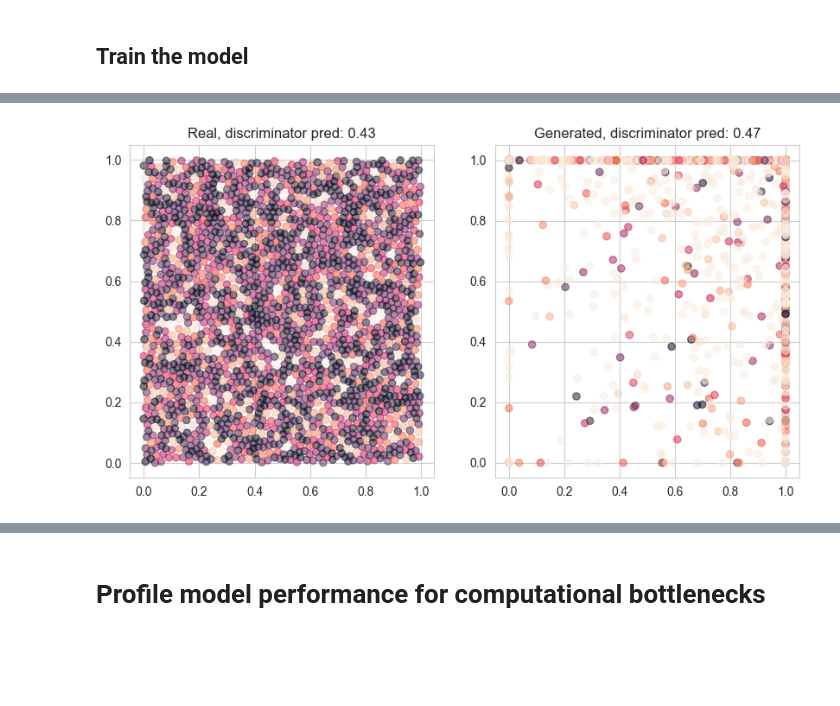
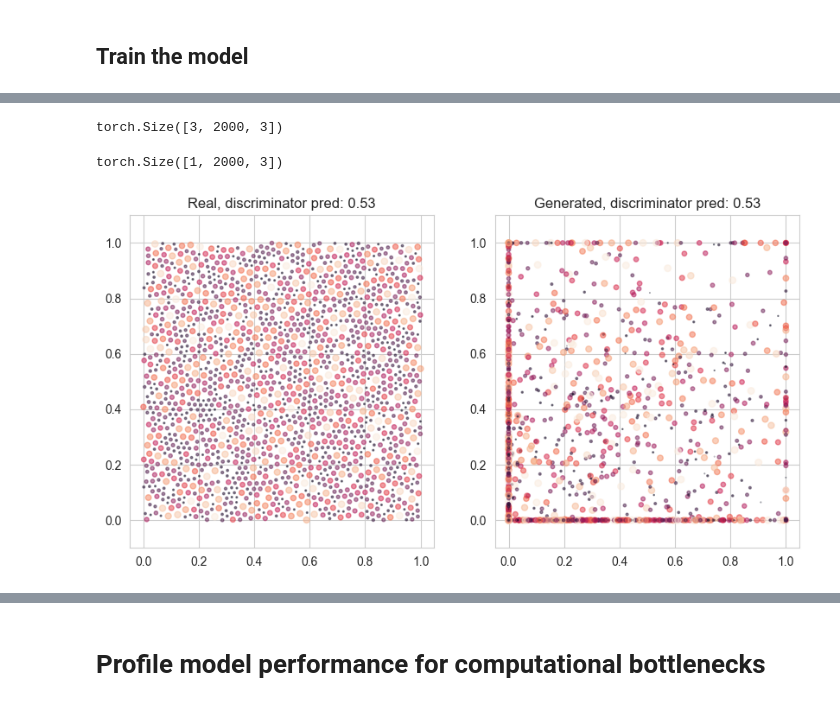
Before and after one commit to Veikko-Saikkonen/hard-spheres, a Jupyter notebook: Notebooks/HardSpheres_v1.ipynb, the cells around one changed output, grey strips where cells are left out. Saved outputs shown, nothing was run; the diff lists cells and outputs as text; code cells hidden in the pictures; blank space fills up the shorter version.

```diff
--- a/Notebooks/HardSpheres_v1.ipynb
+++ b/Notebooks/HardSpheres_v1.ipynb
@@ -390,4 +407,11 @@ run_params = {
 # %%
 test_frac = 0.2
 
+dataset = dataset.to(run_params["training"]["device"])
+
 trainset, testset = torch.utils.data.random_split(dataset, [1-test_frac, test_frac])
+
+sample_x = dataset[0:32][0]#.transpose(-1,-2)
+sample_y = dataset[0:32][1]
+
+len(trainset), len(testset)
@@ -420,3 +427,8 @@ Estimated Total Size (MB): 32.65
 # %%
-gan.train_n_epochs(2,batch_size=128, experiment_name="MLFlow test")
+gan.train_n_epochs(
+    epochs=run_params["training"]["epochs"],
+    batch_size=run_params["training"]["batch_size"],
+    experiment_name="MLFlow test",
+    comment="",
+)
 # %% [output]
@@ -468,0 +438,29 @@ executing.executing.NotOneValueFound: Expected one value, found 0
+# %%
+# Run hyper parameter optimization
+
+# Define the hyperparameter search space
+
+batch_sizes = [16, 32, 64]
+lrs_d = [0.001, 0.0001, 0.00001]
+lrs_g = [0.001, 0.0001, 0.00001]
+
+# Run experiments
+
+this_run_params = deepcopy(run_params)
+
+try:
+    for batch_size in batch_sizes:
+        for lr_d in lrs_d:
+            for lr_g in lrs_g:
+                this_run_params["training"]["batch_size"] = batch_size
+                this_run_params["training"]["optimizer_g"]["lr"] = lr_g
+                this_run_params["training"]["optimizer_d"]["lr"] = lr_d
+                gan = GAN(trainset, testset, **this_run_params)
+                gan.train_n_epochs(
+                    epochs=this_run_params["training"]["epochs"],
+                    batch_size=this_run_params["training"]["batch_size"],
+                    experiment_name="Hparam search",
+                    comment="",
+                )
+except KeyboardInterrupt:
+    print("Interrupted")
@@ -469,6 +509,16 @@ executing.executing.NotOneValueFound: Expected one value, found 0
+# %%
+dataset[0:3][1].shape
+# %% [output]
+torch.Size([3, 2000, 3])
+# %%
+n = 5
+
+gan.generator(dataset[n][0]).detach().shape
+# %% [output]
+torch.Size([1, 2000, 3])
 # %%
 # Check on the created figures
 
-plot_sample_figures(gan.generator, gan.discriminator, dataset, n=5, plot_radius=False)
+plot_sample_figures(gan.generator, gan.discriminator, dataset, n=2, plot_radius=True)
 # %% [output]
-[figure, old version]
+[figure, new version]
```
Also changed, not shown: parts of 26 cells of this notebook, 9 other files.
